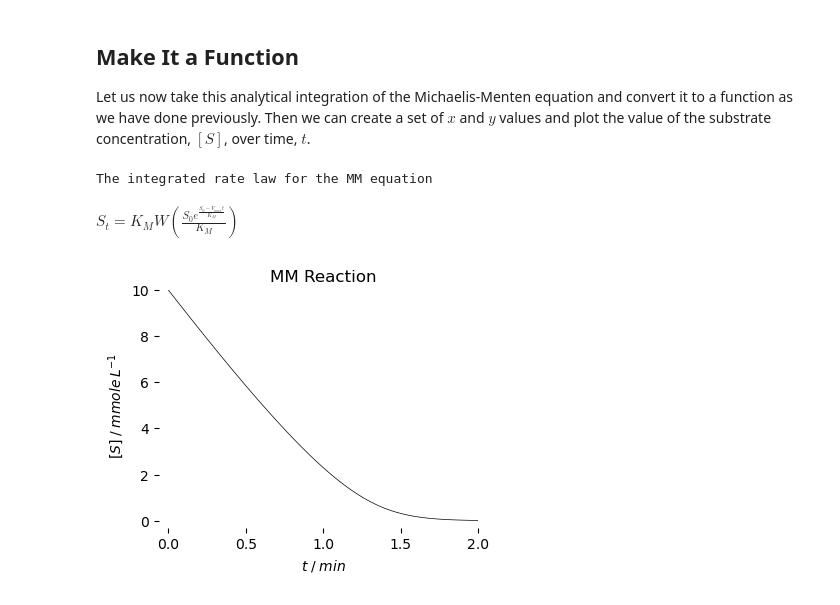
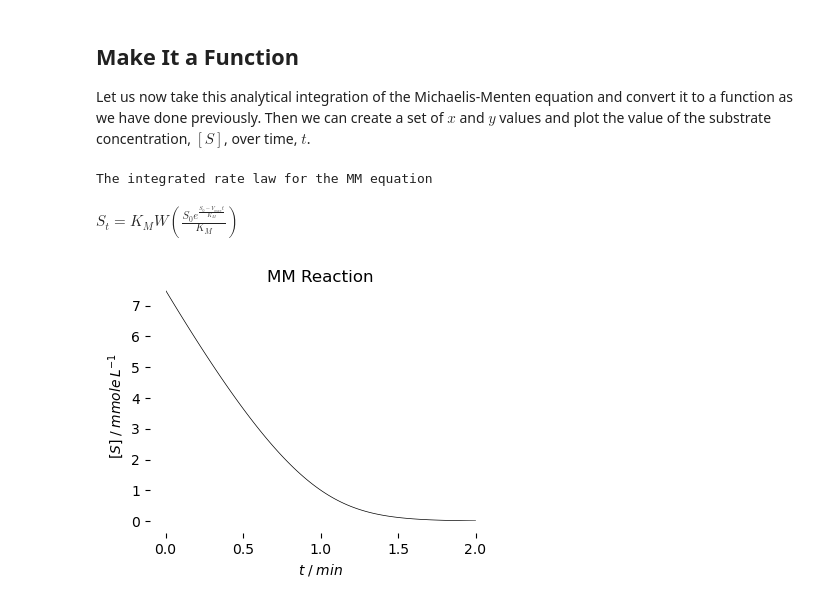
Before and after one commit to blinkletter/StealThisCode, a Jupyter notebook: _build/html/_sources/ReactionKinetics/K03_Integrating_MM.ipynb, the cells around one changed output. Cells and saved outputs as stored; diff of their text form; code cells hidden in the pictures.

```diff
--- a/_build/html/_sources/ReactionKinetics/K03_Integrating_MM.ipynb
+++ b/_build/html/_sources/ReactionKinetics/K03_Integrating_MM.ipynb
@@ -160,9 +160,9 @@ display(eq)
 ##########################
 
 
-KM_value = 1.5        ### set KM value
-Vmax_value = 9.9      ### set Vmax value
-S0_value = 10         ### set initial substrate concentration value
+KM_value = 2.1        ### set KM value
+Vmax_value = 10.7      ### set Vmax value
+S0_value = 7.5         ### set initial substrate concentration value
 
 time_end = 2          ### The end time
 n_points = 100        ### number of points - increase if needed
@@ -171,53 +171,51 @@ xmax = time_end       ### change these as you wish
 ymax = S0_value
 
 ##########################
-### create function and calculate x and y data
+### create function
 ##########################
 
+f = sym.lambdify([t,S0, KM, Vmax], eq.rhs)   ### create function in terms of t, S0, KM and Vmax
 
-f = sym.lambdify([t,S0, KM, Vmax], eq2)   ### create function in terms of t, S0, KM and Vmax
+##########################
+### calculate x and y data
+##########################
 
 t_line = np.linspace(0,time_end,n_points)       ### the time points
 
 x = t_line                                      ### I always plot x and y so I can more easily reuse plotting code
 y = f(t_line, S0_value, KM_value, Vmax_value)   ### Calculate y according to the function
 y = np.real(y)                                  ### the Lambert function produces imaginary numbers. Use on the real component
 
 ##########################
 ### plot x and y data
 ##########################
 
 plt.rcdefaults()     ### resets the plot defaults so we always start in the same place
 fig, ax = plt.subplots(nrows=1, ncols=1, figsize=(4,3))
 
-ax.plot(x, y,
-        linestyle = '-',            ### use a line between points
-        linewidth='0.5',            ### make the line thin
-        color = 'black',            ### the line is black
-        zorder = 0                  ### everything is in layer 0 (the bottom layer in this case)
+ax.plot( x, y,
+         linestyle = '-',            ### use a line between points
+         linewidth='0.5',            ### make the line thin
+         color = 'black',            ### the line is black
+         zorder = 0                  ### everything is in layer 0 (the bottom layer in this case)
         )
 ax.set( xlabel= r"$t\;/\;min$",
         ylabel=r"$[S] \; / \; mmole\,L^{-1}$",
         title = "MM Reaction",
         xlim=[0, xmax],
         ylim=[0, ymax]
-      )
+       )
 
-ax.spines['right'].set_visible(False)   ### Make right spine invisible
-ax.spines['top'].set_visible(False)     ### Make top spine invisible
-ax.spines['left'].set_visible(False)    ### Make left spine invisible
-ax.spines['bottom'].set_visible(False)  ### Make bottom spine invisible
-
-ax.spines.left.set_position(('data',-0.03*xmax))   ### space the spines out by 3%
-ax.spines.bottom.set_position(('data',-0.03*ymax))
+ax.spines[['top','right','bottom','left']].set_visible(False)   ### Make all spines invisible
+ax.spines[['left','bottom']].set_position(('axes',-0.05))   ### space spines a little away from 'axes' (plot box)
 
 #########################################
 ### Output the plot
 #########################################
 
 plt.savefig("plot.pdf", bbox_inches='tight')     ### export the plot as this
 plt.show()
 # %% [output]
 The integrated rate law for the MM equation
 $\displaystyle S_{t} = K_{M} W\left(\frac{S_{0} e^{\frac{S_{0} - V_{max} t}{K_{M}}}}{K_{M}}\right)$
-[figure, old version]
+[figure, new version]
```
Also changed, not shown: parts of 10 cells of this notebook, 30 other files.
